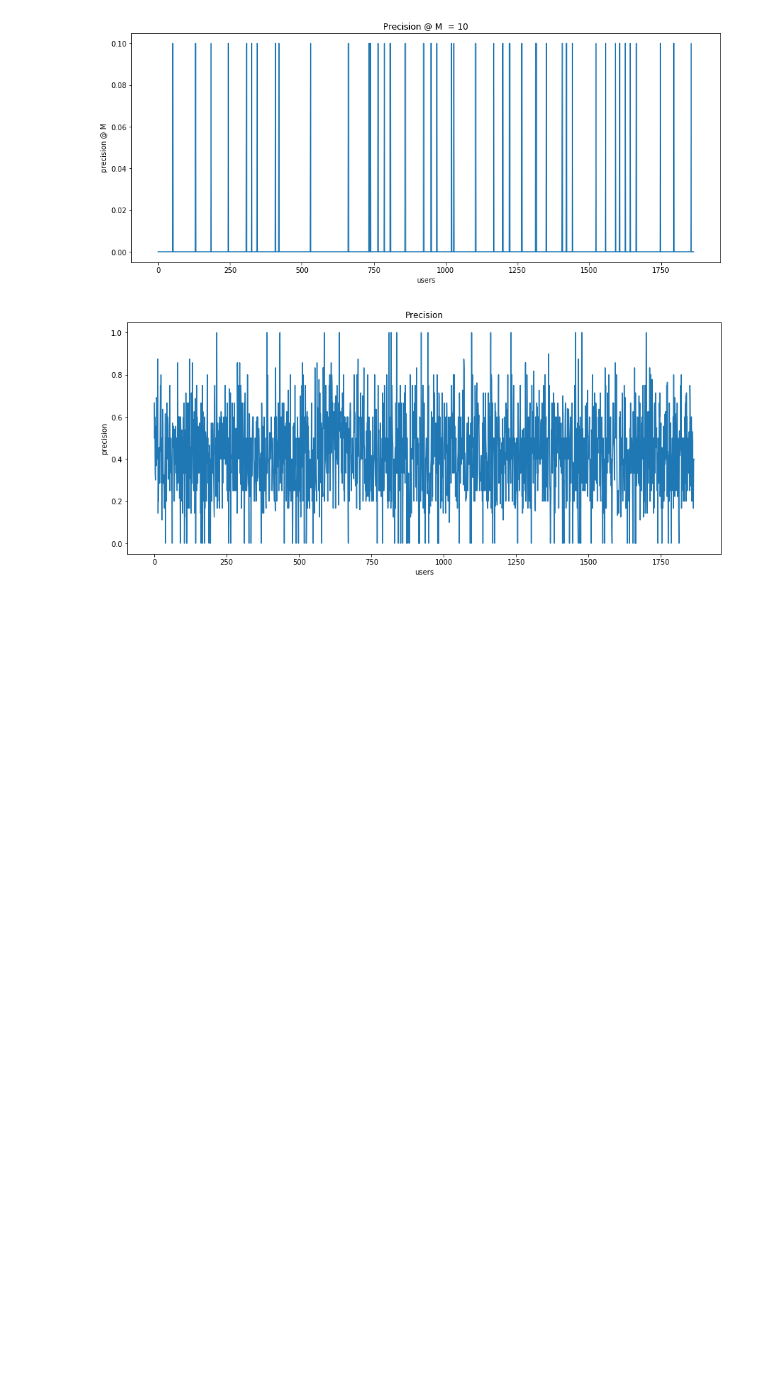
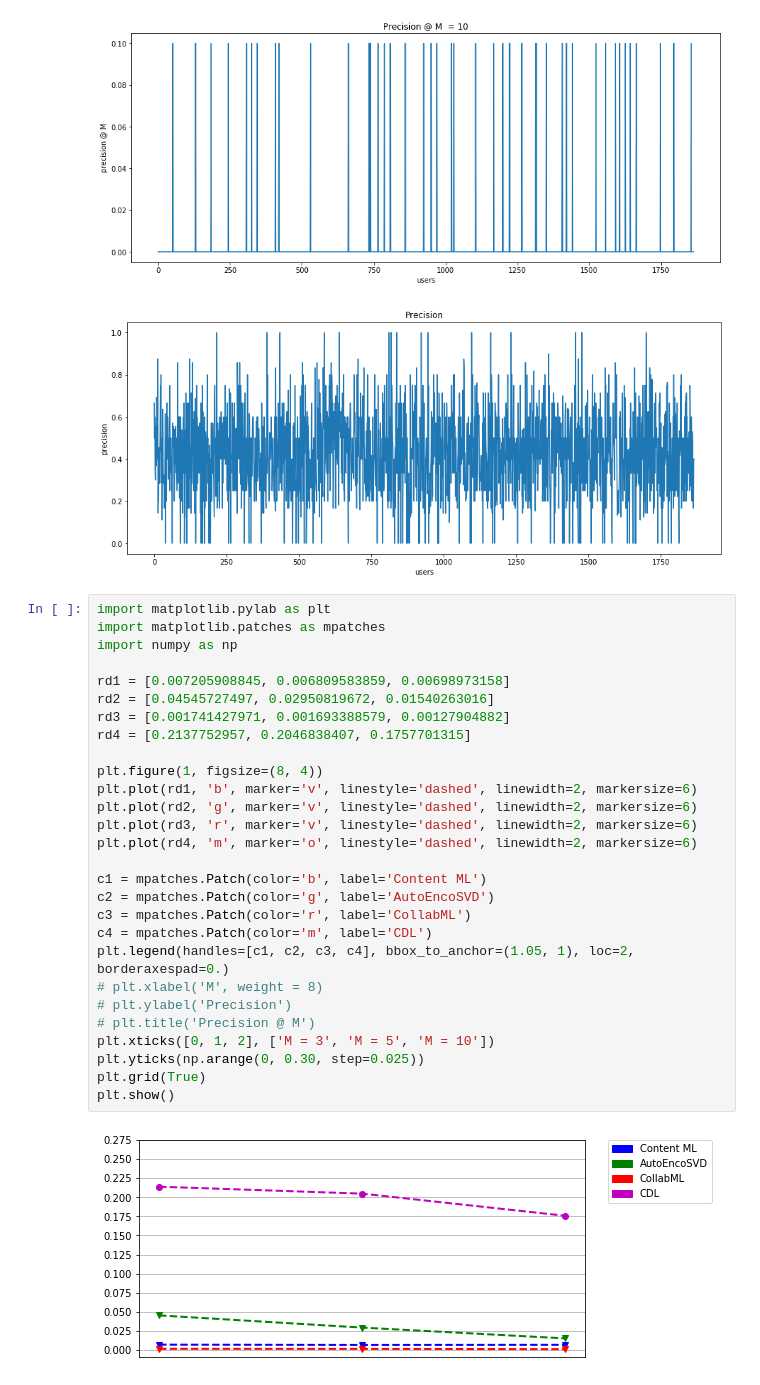
Before and after one commit to midNight-jam/CMPE295B_Recommendation_System_for_Scietific_Literature, a Jupyter notebook: neural_network_exp/visualization.ipynb, the cells around one changed output. Saved outputs shown, nothing was run; the diff lists cells and outputs as text; blank space fills up the shorter version.

Commit message:
more graphs

```diff
--- a/neural_network_exp/visualization.ipynb
+++ b/neural_network_exp/visualization.ipynb
@@ -179,3 +179,33 @@ plt.show()
 [figure]
 [figure]
 [figure]
+# %%
+import matplotlib.pylab as plt
+import matplotlib.patches as mpatches
+import numpy as np
+
+rd1 = [0.007205908845, 0.006809583859, 0.00698973158]
+rd2 = [0.04545727497, 0.02950819672, 0.01540263016]
+rd3 = [0.001741427971, 0.001693388579, 0.00127904882]
+rd4 = [0.2137752957, 0.2046838407, 0.1757701315]
+
+plt.figure(1, figsize=(8, 4))
+plt.plot(rd1, 'b', marker='v', linestyle='dashed', linewidth=2, markersize=6)
+plt.plot(rd2, 'g', marker='v', linestyle='dashed', linewidth=2, markersize=6)
+plt.plot(rd3, 'r', marker='v', linestyle='dashed', linewidth=2, markersize=6)
+plt.plot(rd4, 'm', marker='o', linestyle='dashed', linewidth=2, markersize=6)
+
+c1 = mpatches.Patch(color='b', label='Content ML')
+c2 = mpatches.Patch(color='g', label='AutoEncoSVD')
+c3 = mpatches.Patch(color='r', label='CollabML')
+c4 = mpatches.Patch(color='m', label='CDL')
+plt.legend(handles=[c1, c2, c3, c4], bbox_to_anchor=(1.05, 1), loc=2, borderaxespad=0.)
+# plt.xlabel('M', weight = 8)
+# plt.ylabel('Precision')
+# plt.title('Precision @ M')
+plt.xticks([0, 1, 2], ['M = 3', 'M = 5', 'M = 10'])
+plt.yticks(np.arange(0, 0.30, step=0.025))
+plt.grid(True)
+plt.show()
+# %% [output]
+[figure, added]
```
Also changed, not shown: parts of 5 cells of this notebook.
